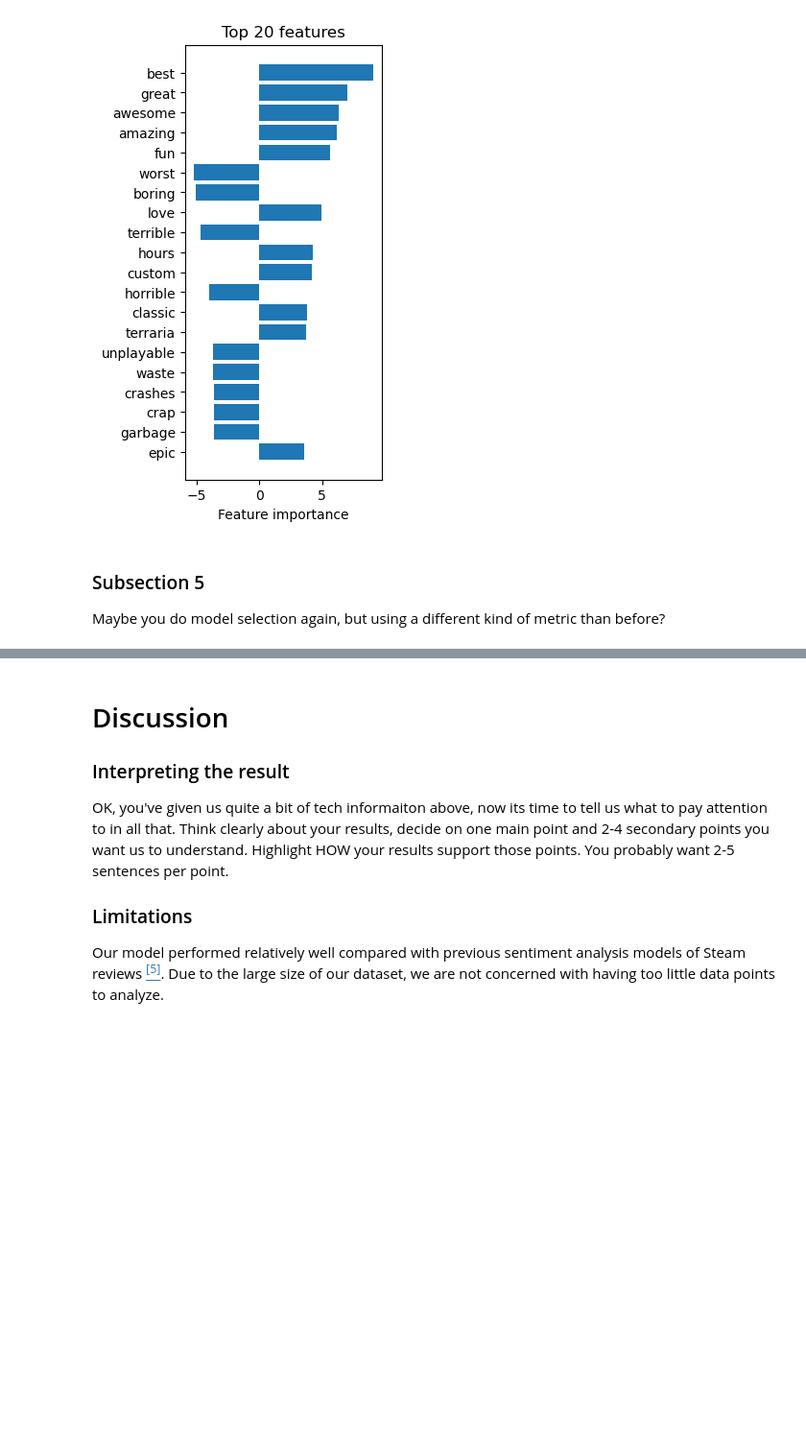
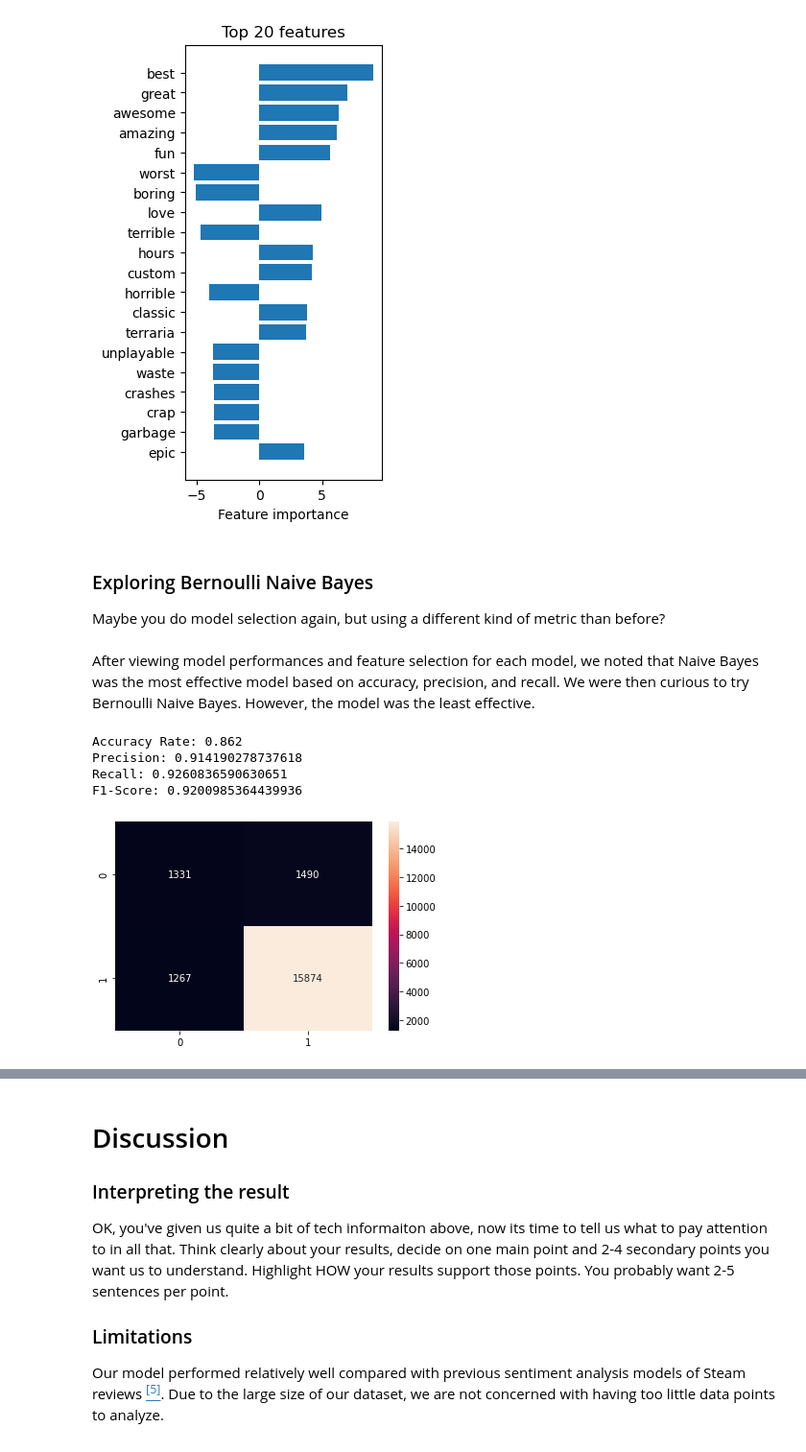
Before and after one commit to lilly-pad/Group025-Sp22, a Jupyter notebook: FinalProject_group025.ipynb, the cells around one changed output, grey strips where cells are left out. Shown at 96% size. Cells and saved outputs as stored; diff of their text form; code cells hidden in the pictures; blank space fills up the shorter version.

```diff
--- a/FinalProject_group025.ipynb
+++ b/FinalProject_group025.ipynb
@@ -400,6 +423,43 @@ plt.show()
 # %% [output]
 [figure]
 # %% [markdown]
-### Subsection 5
+### Exploring Bernoulli Naive Bayes
 
 Maybe you do model selection again, but using a different kind of metric than before?
+# %% [markdown]
+After viewing model performances and feature selection for each model, we noted that Naive Bayes was the most effective model based on accuracy, precision, and recall. We were then curious to try Bernoulli Naive Bayes. However, the model was the least effective.
+# %%
+from sklearn.naive_bayes import BernoulliNB
+
+X = df_steam['review_text_clean']
+y = df_steam['review_score']
+
+clf2 = Pipeline([
+    ('vect', TfidfVectorizer(max_features=3000, strip_accents='ascii')),
+    ('tfidf', TfidfTransformer()),
+    ('clf', BernoulliNB()),
+    ])
+# %%
+from sklearn.model_selection import train_test_split
+
+X_train, X_test, y_train, y_test = train_test_split(X, y, random_state=42, test_size=0.20)
+
+classifier2 = clf2.fit(X_train, y_train)
+
+predictions_test = classifier2.predict(X_test)
+predictions_train = classifier2.predict(X_train)
+# %%
+cmat = confusion_matrix(y_test, predictions_test)
+
+sns.heatmap(cmat, annot=True, fmt='')
+
+print('Accuracy Rate: {}'.format(round(np.divide(np.sum([cmat[0,0],cmat[1,1]]),np.sum(cmat)), 3)))
+print('Precision: {}'.format(precision_score(y_test, predictions_test)))
+print('Recall: {}'.format(recall_score(y_test, predictions_test)))
+print('F1-Score: {}'.format(f1_score(y_test, predictions_test)))
+# %% [output]
+Accuracy Rate: 0.862
+Precision: 0.914190278737618
+Recall: 0.9260836590630651
+F1-Score: 0.9200985364439936
+[figure, added]
```
Also changed, not shown: parts of 12 cells of this notebook.
